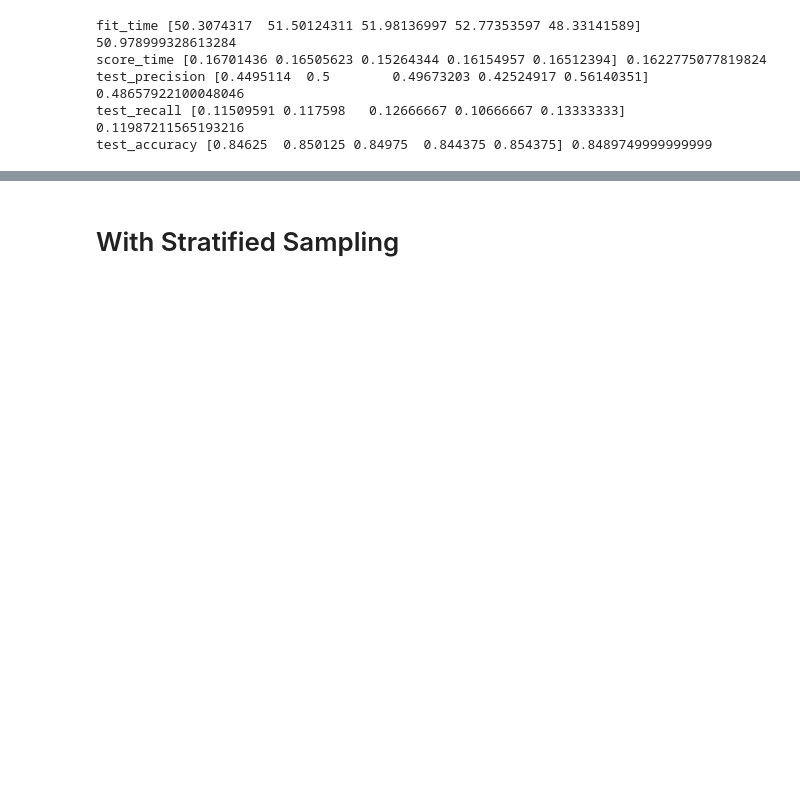
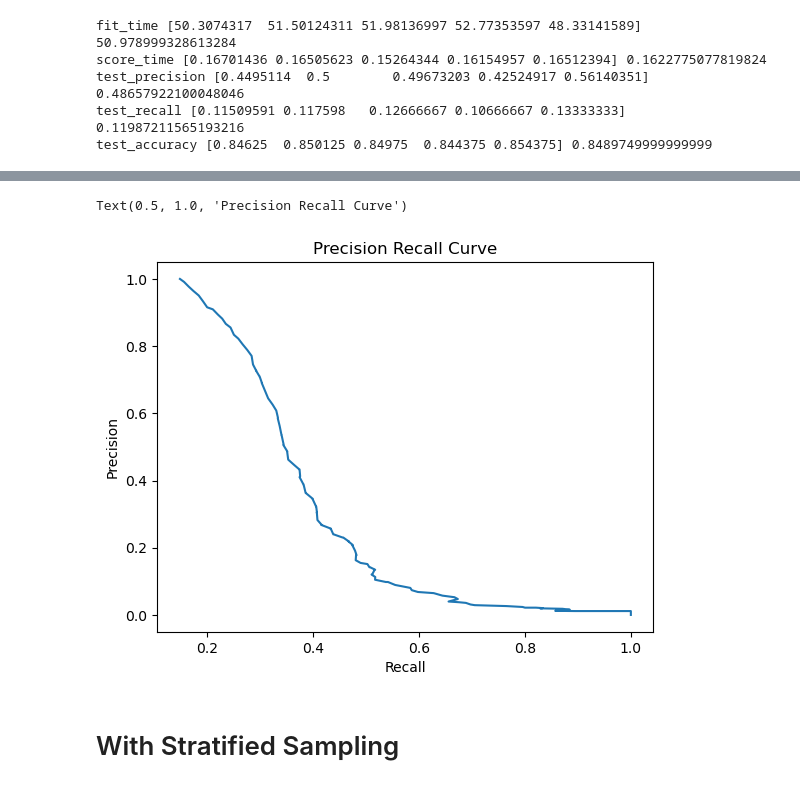
Before and after one commit to Ds2023/British_Airways_Predictive_Booking_Model, a Jupyter notebook: notebooks/eda.ipynb, the cells around one changed output, grey strips where cells are left out. Cells and saved outputs as stored; diff of their text form; code cells hidden in the pictures; blank space fills up the shorter version.

```diff
--- a/notebooks/eda.ipynb
+++ b/notebooks/eda.ipynb
@@ -582,3 +591,14 @@ test_accuracy [0.84625  0.850125 0.84975  0.844375 0.854375] 0.8489749999999999
+# %%
+y_pred_proba = rf_classifier.predict_proba(X_test)[:,1]
+# %%
+precision, recall, thresholds = precision_recall_curve(y_test, y_pred_proba)
+plt.plot(precision, recall)
+plt.xlabel('Recall')
+plt.ylabel('Precision')
+plt.title('Precision Recall Curve')
+# %% [output]
+Text(0.5, 1.0, 'Precision Recall Curve')
+[figure, added]
 # %% [markdown]
 # With Stratified Sampling
 # %%
```
Also changed, not shown: parts of 39 cells of this notebook.
